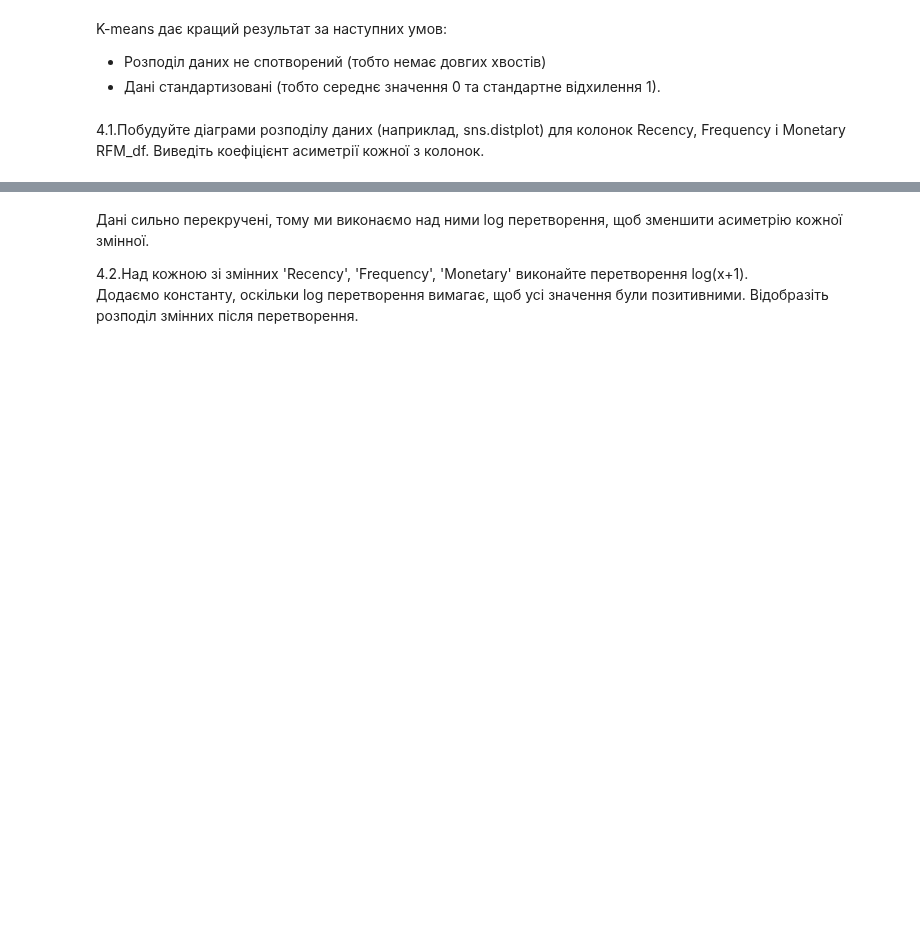
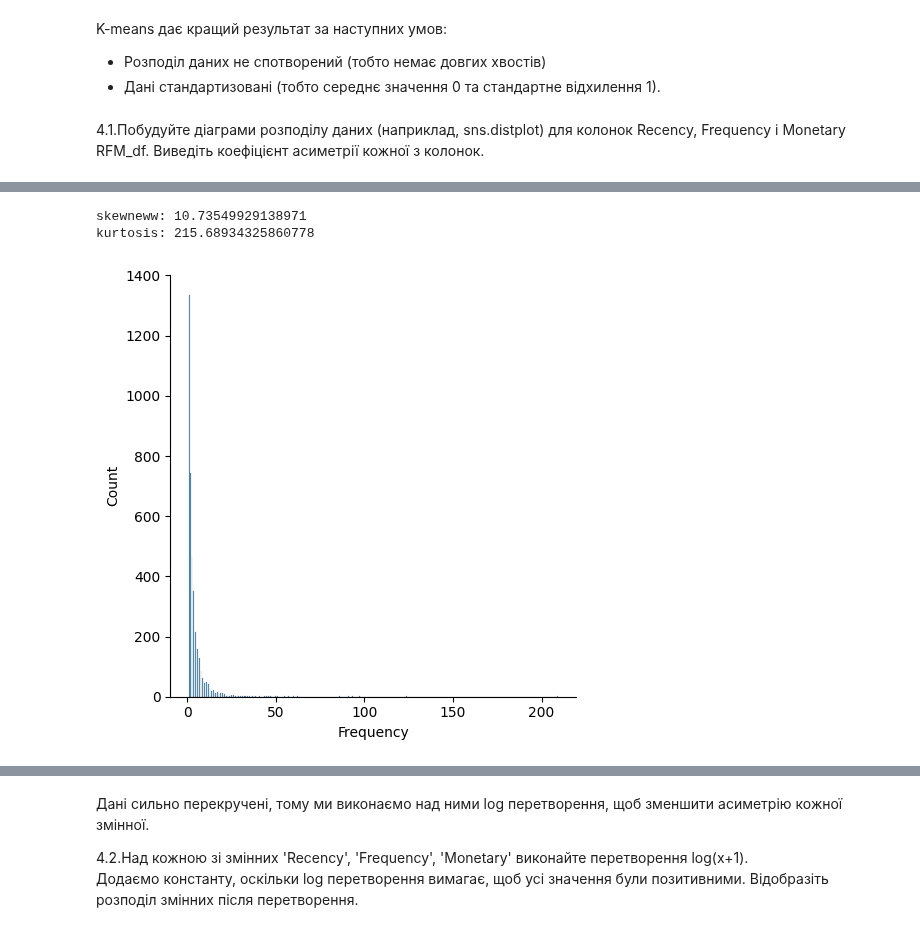
Before and after one commit to dmytrovelychko/rd_ds_python, a Jupyter notebook: hw_6.ipynb, the cells around one changed output, grey strips where cells are left out. Cells and saved outputs as stored; diff of their text form; code cells hidden in the pictures; blank space fills up the shorter version.

```diff
--- a/hw_6.ipynb
+++ b/hw_6.ipynb
@@ -401,0 +415,6 @@ K-means дає кращий результат за наступних умов:
+# %%
+print_displot_asymmetry(RFM_df["Frequency"])
+# %% [output]
+skewneww: 10.73549929138971
+kurtosis: 215.68934325860778
+[figure, added]
```
Also changed, not shown: parts of 11 cells of this notebook.
